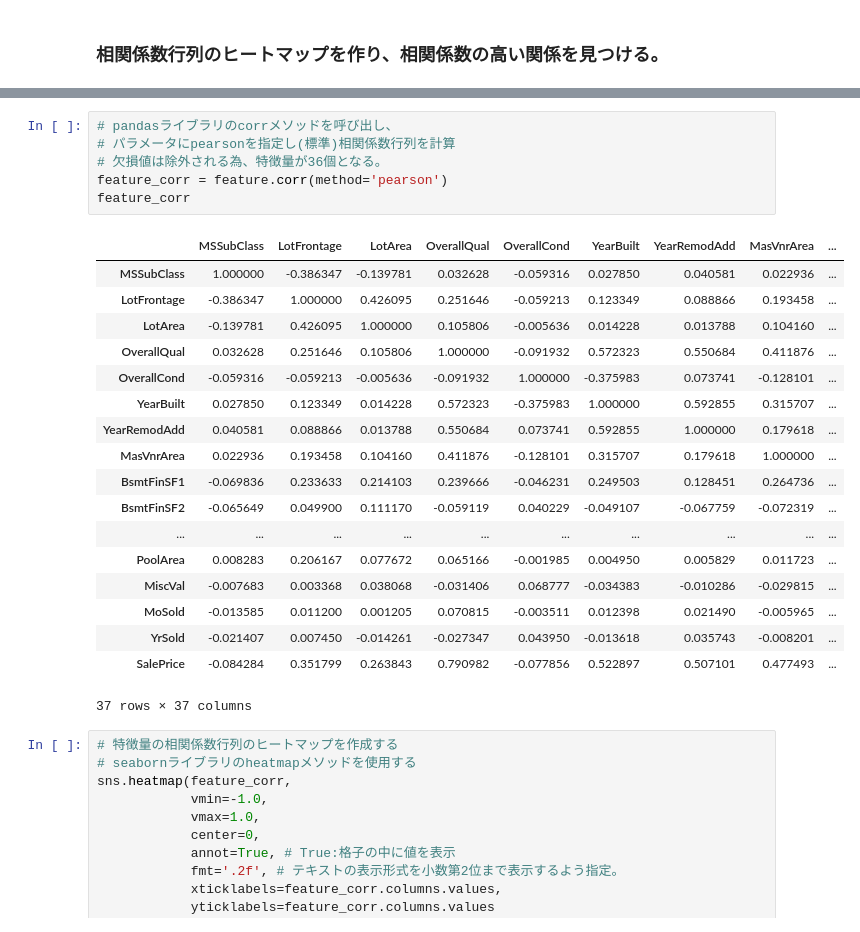
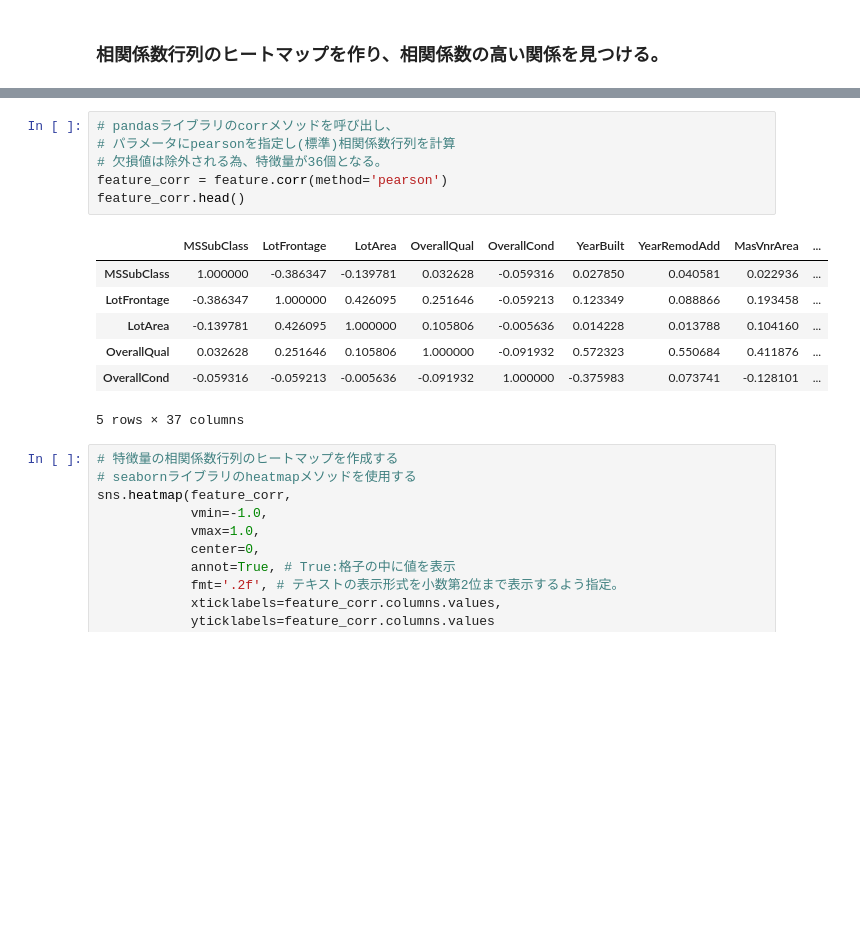
Before and after one commit to Takahiro-Nittamachi/diveintocode-ml, a Jupyter notebook: week3/week3-work2.ipynb, the cells around one changed output, grey strips where cells are left out. Cells and saved outputs as stored; diff of their text form; blank space fills up the shorter version.

```diff
--- a/week3/week3-work2.ipynb
+++ b/week3/week3-work2.ipynb
@@ -567,28 +507,17 @@ feature
 # %%
 # pandasライブラリのcorrメソッドを呼び出し、
 # パラメータにpearsonを指定し(標準)相関係数行列を計算
 # 欠損値は除外される為、特徴量が36個となる。
 feature_corr = feature.corr(method='pearson')
-feature_corr
+feature_corr.head()
 # %% [output]
 |  | MSSubClass | LotFrontage | LotArea | OverallQual | OverallCond | YearBuilt | YearRemodAdd | MasVnrArea | ... |
 | MSSubClass | 1.000000 | -0.386347 | -0.139781 | 0.032628 | -0.059316 | 0.027850 | 0.040581 | 0.022936 | ... |
 | LotFrontage | -0.386347 | 1.000000 | 0.426095 | 0.251646 | -0.059213 | 0.123349 | 0.088866 | 0.193458 | ... |
 | LotArea | -0.139781 | 0.426095 | 1.000000 | 0.105806 | -0.005636 | 0.014228 | 0.013788 | 0.104160 | ... |
 | OverallQual | 0.032628 | 0.251646 | 0.105806 | 1.000000 | -0.091932 | 0.572323 | 0.550684 | 0.411876 | ... |
 | OverallCond | -0.059316 | -0.059213 | -0.005636 | -0.091932 | 1.000000 | -0.375983 | 0.073741 | -0.128101 | ... |
-| YearBuilt | 0.027850 | 0.123349 | 0.014228 | 0.572323 | -0.375983 | 1.000000 | 0.592855 | 0.315707 | ... |
-| YearRemodAdd | 0.040581 | 0.088866 | 0.013788 | 0.550684 | 0.073741 | 0.592855 | 1.000000 | 0.179618 | ... |
-| MasVnrArea | 0.022936 | 0.193458 | 0.104160 | 0.411876 | -0.128101 | 0.315707 | 0.179618 | 1.000000 | ... |
-| BsmtFinSF1 | -0.069836 | 0.233633 | 0.214103 | 0.239666 | -0.046231 | 0.249503 | 0.128451 | 0.264736 | ... |
-| BsmtFinSF2 | -0.065649 | 0.049900 | 0.111170 | -0.059119 | 0.040229 | -0.049107 | -0.067759 | -0.072319 | ... |
-| ... | ... | ... | ... | ... | ... | ... | ... | ... | ... |
-| PoolArea | 0.008283 | 0.206167 | 0.077672 | 0.065166 | -0.001985 | 0.004950 | 0.005829 | 0.011723 | ... |
-| MiscVal | -0.007683 | 0.003368 | 0.038068 | -0.031406 | 0.068777 | -0.034383 | -0.010286 | -0.029815 | ... |
-| MoSold | -0.013585 | 0.011200 | 0.001205 | 0.070815 | -0.003511 | 0.012398 | 0.021490 | -0.005965 | ... |
-| YrSold | -0.021407 | 0.007450 | -0.014261 | -0.027347 | 0.043950 | -0.013618 | 0.035743 | -0.008201 | ... |
-| SalePrice | -0.084284 | 0.351799 | 0.263843 | 0.790982 | -0.077856 | 0.522897 | 0.507101 | 0.477493 | ... |
-37 rows × 37 columns
+5 rows × 37 columns
 # %%
 # 特徴量の相関係数行列のヒートマップを作成する
 # seabornライブラリのheatmapメソッドを使用する
```
Also changed, not shown: parts of 14 cells of this notebook.
